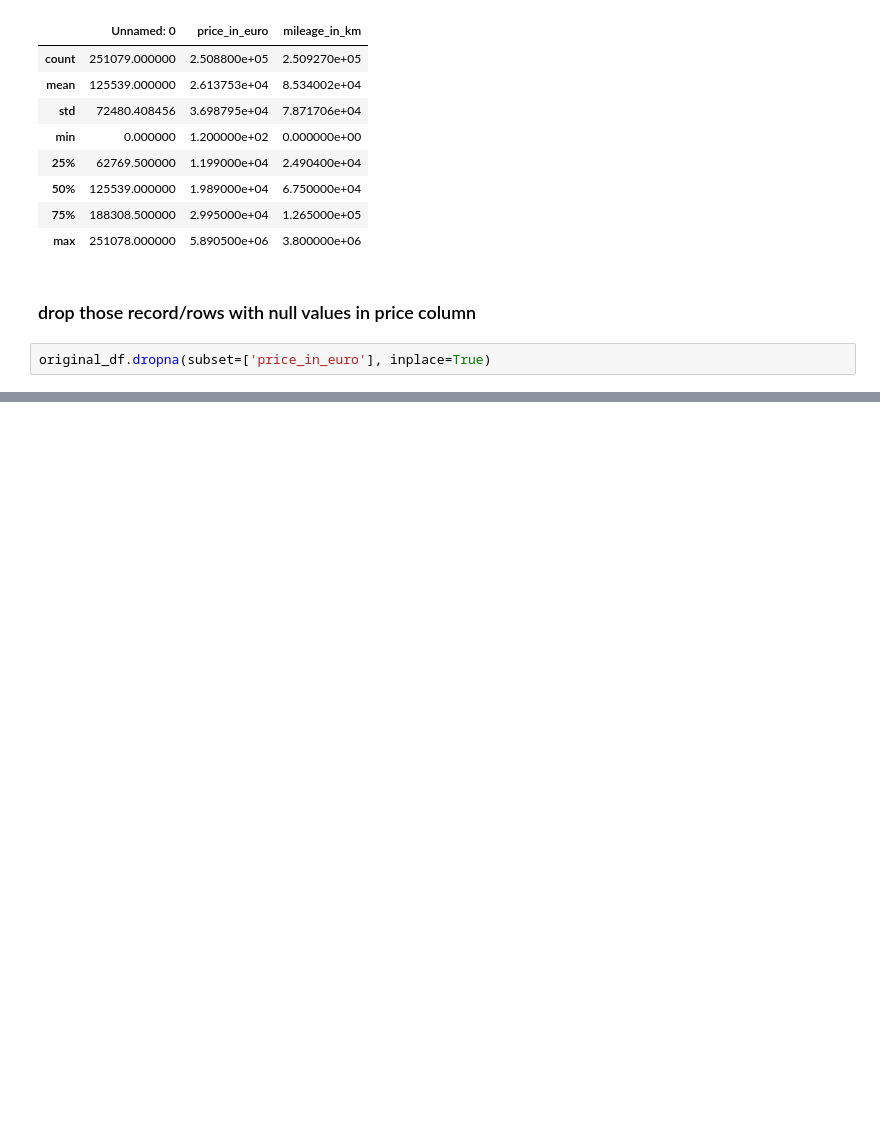
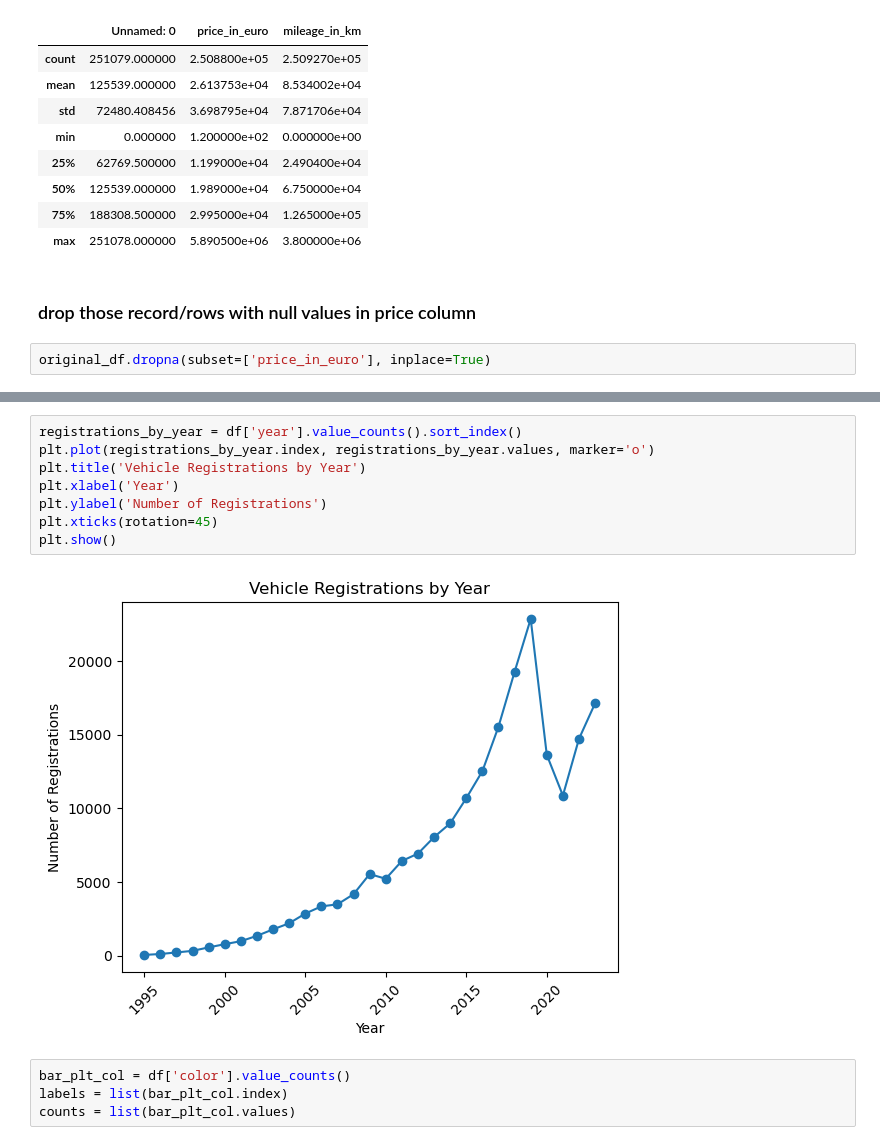
Before and after one commit to mr-rojit/car_price_prediction, a Jupyter notebook: car_price_prediction.ipynb, the cells around one changed output, grey strips where cells are left out. Cells and saved outputs as stored; diff of their text form; blank space fills up the shorter version.

```diff
--- a/car_price_prediction.ipynb
+++ b/car_price_prediction.ipynb
@@ -83,0 +148,14 @@ memory usage: 30.6+ MB
+# %%
+registrations_by_year = df['year'].value_counts().sort_index()
+plt.plot(registrations_by_year.index, registrations_by_year.values, marker='o')
+plt.title('Vehicle Registrations by Year')
+plt.xlabel('Year')
+plt.ylabel('Number of Registrations')
+plt.xticks(rotation=45)
+plt.show()
+# %% [output]
+[figure, added]
+# %%
+bar_plt_col = df['color'].value_counts()
+labels = list(bar_plt_col.index)
+counts = list(bar_plt_col.values)
```
Also changed, not shown: parts of 14 cells of this notebook.
